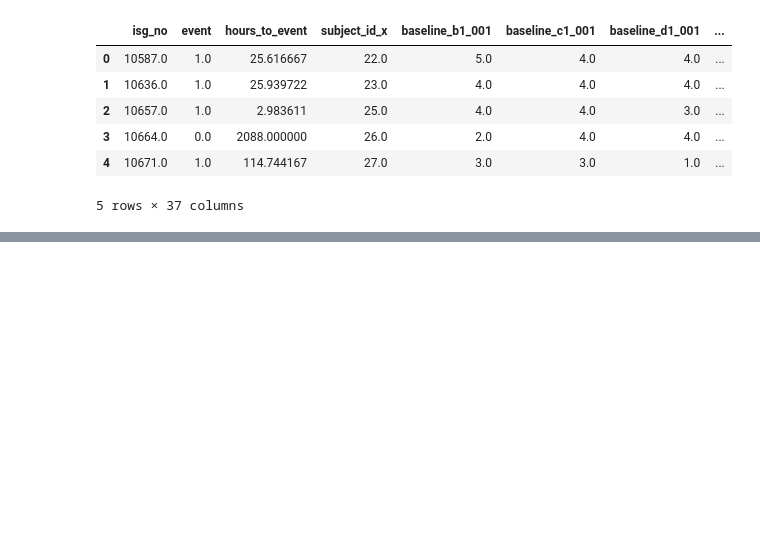
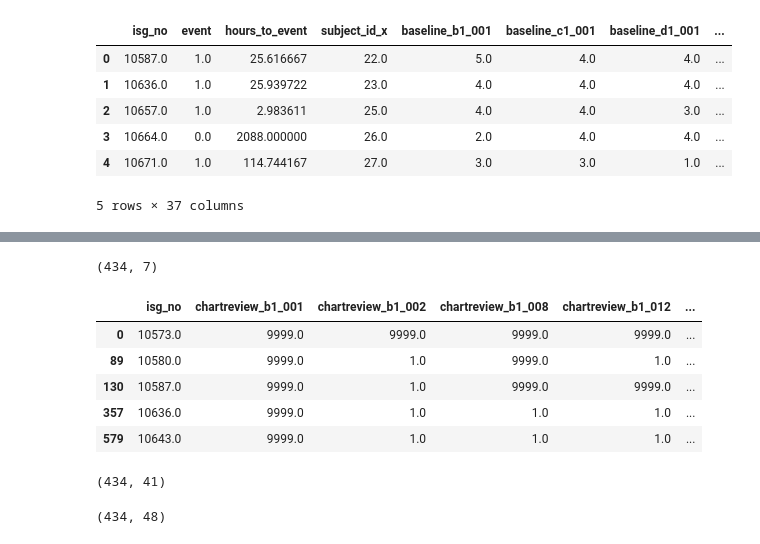
Before and after one commit to equinn1/Smoking_Cessation, a Jupyter notebook: notebooks/whosein_final.ipynb, the cells around one changed output, grey strips where cells are left out. Drawn from its saved outputs; the diff is of its cells as text; code cells hidden in the pictures; blank space fills up the shorter version.

Commit message:
TIMI, actual severity

```diff
--- a/notebooks/whosein_final.ipynb
+++ b/notebooks/whosein_final.ipynb
@@ -421 +577,29 @@ mrg4.head()
+# %%
+mrg6 = mcdf.loc[(mcdf['chartreview_d1_001'] > 0.0) & (mcdf['isg_no'] < 99990.0)][['isg_no','chartreview_b1_001',  \
+    'chartreview_b1_002','chartreview_b1_008','chartreview_b1_012','chartreview_b1_013','chartreview_b1_014']]
+print(mrg6.shape)
+# %% [output]
+(434, 7)
+# %%
+mrg6['TIMI'] = 1.0*(mrg6['chartreview_b1_001']==1.0) + 1.0*(mrg6['chartreview_b1_002']==1.0) + \
+    1.0*(mrg6['chartreview_b1_008']==1.0) + 1.0*(mrg6['chartreview_b1_012']==1.0) + \
+    1.0*(mrg6['chartreview_b1_013']==1.0) + 1.0*(mrg6['chartreview_b1_014']==1.0)
+mrg6.head()
+# %% [output]
+|  | isg_no | chartreview_b1_001 | chartreview_b1_002 | chartreview_b1_008 | chartreview_b1_012 | ... |
+| 0 | 10573.0 | 9999.0 | 9999.0 | 9999.0 | 9999.0 | ... |
+| 89 | 10580.0 | 9999.0 | 1.0 | 9999.0 | 1.0 | ... |
+| 130 | 10587.0 | 9999.0 | 1.0 | 9999.0 | 9999.0 | ... |
+| 357 | 10636.0 | 9999.0 | 1.0 | 1.0 | 1.0 | ... |
+| 579 | 10643.0 | 9999.0 | 1.0 | 1.0 | 1.0 | ... |
+# %%
+mrg7 = mrg4.merge(mrg5,on='isg_no',how='outer')
+mrg7.shape
+# %% [output]
+(434, 41)
+# %%
+mrg8 = mrg7.merge(mrg6,on='isg_no',how='outer')
+mrg8.shape
+# %% [output]
+(434, 48)
 # %%
```
Also changed, not shown: parts of 10 cells of this notebook, 3 other files.
